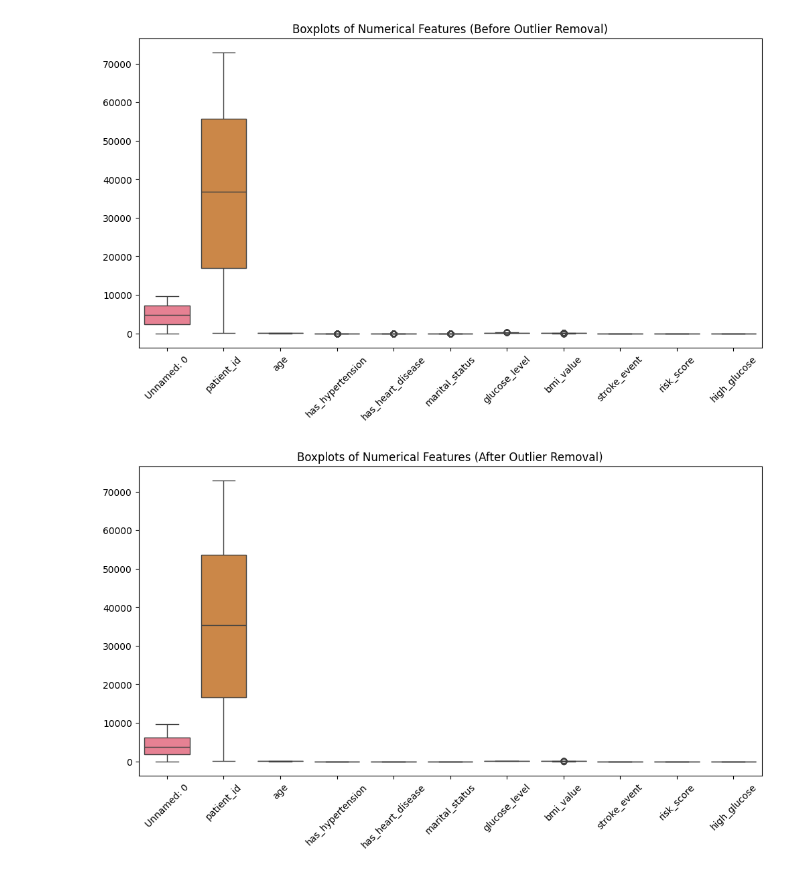
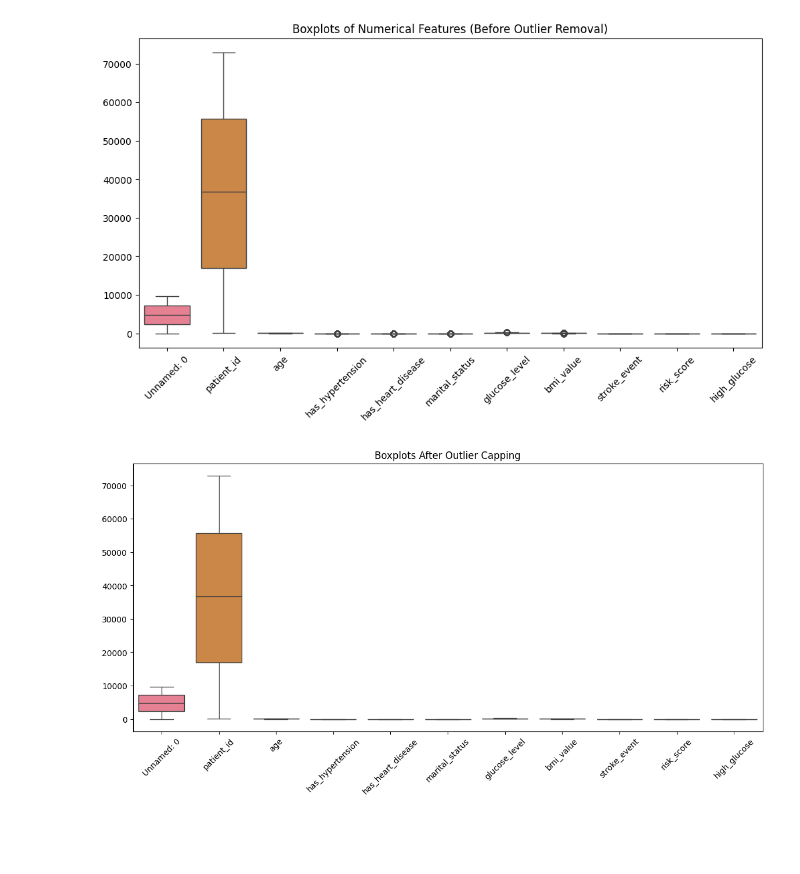
Before and after one commit to Savindi2002/Health-care-analysis, a Jupyter notebook: analysis.ipynb, the cells around one changed output. Drawn from its saved outputs; the diff is of its cells as text; code cells hidden in the pictures; blank space fills up the shorter version.

Commit message:
handle outliers and after remove it

```diff
--- a/analysis.ipynb
+++ b/analysis.ipynb
@@ -165,16 +150,39 @@ def remove_outliers_all(df, columns):
-# %%
-import matplotlib.pyplot as plt
-import seaborn as sns
-
-num_cols = df_clean.select_dtypes(include='number').columns
-
-plt.figure(figsize=(12, 6))
-
-sns.boxplot(data=df_clean[num_cols])
-
-plt.title("Boxplots of Numerical Features (After Outlier Removal)")
-plt.xticks(rotation=45)
-
-plt.show()
-# %% [output]
-[figure, removed]
+# %%
+import pandas as pd
+import numpy as np
+import matplotlib.pyplot as plt
+import seaborn as sns
+
+# Select numerical columns
+num_cols = df.select_dtypes(include=np.number).columns
+
+# --------- OUTLIER HANDLING FUNCTION (CAPPING) ---------
+def cap_outliers(df, columns, factor=1.5):
+    df_clean = df.copy()
+
+    for col in columns:
+        Q1 = df_clean[col].quantile(0.25)
+        Q3 = df_clean[col].quantile(0.75)
+        IQR = Q3 - Q1
+
+        lower = Q1 - factor * IQR
+        upper = Q3 + factor * IQR
+
+        # Cap values instead of removing
+        df_clean[col] = df_clean[col].clip(lower, upper)
+
+    return df_clean
+
+# Apply function
+df_clean = cap_outliers(df, num_cols)
+
+# --------- PLOT ---------
+plt.figure(figsize=(14, 6))
+sns.boxplot(data=df_clean[num_cols])
+
+plt.title("Boxplots After Outlier Capping")
+plt.xticks(rotation=45)
+
+plt.show()
+# %% [output]
+[figure, added]
```
Also changed, not shown: parts of 1 cell of this notebook.
